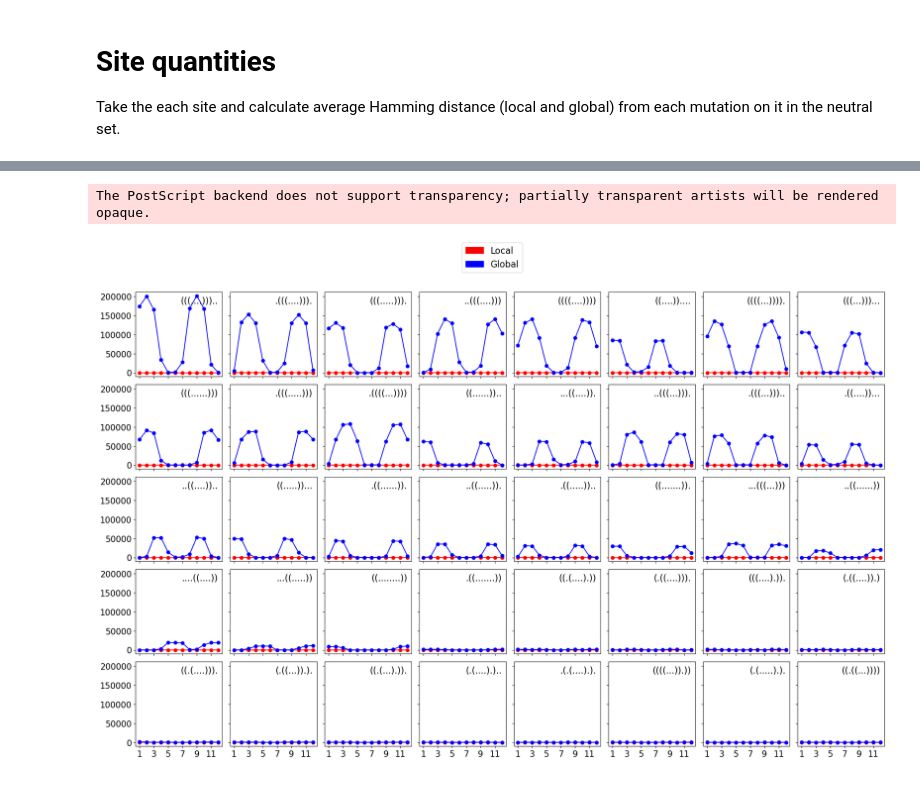
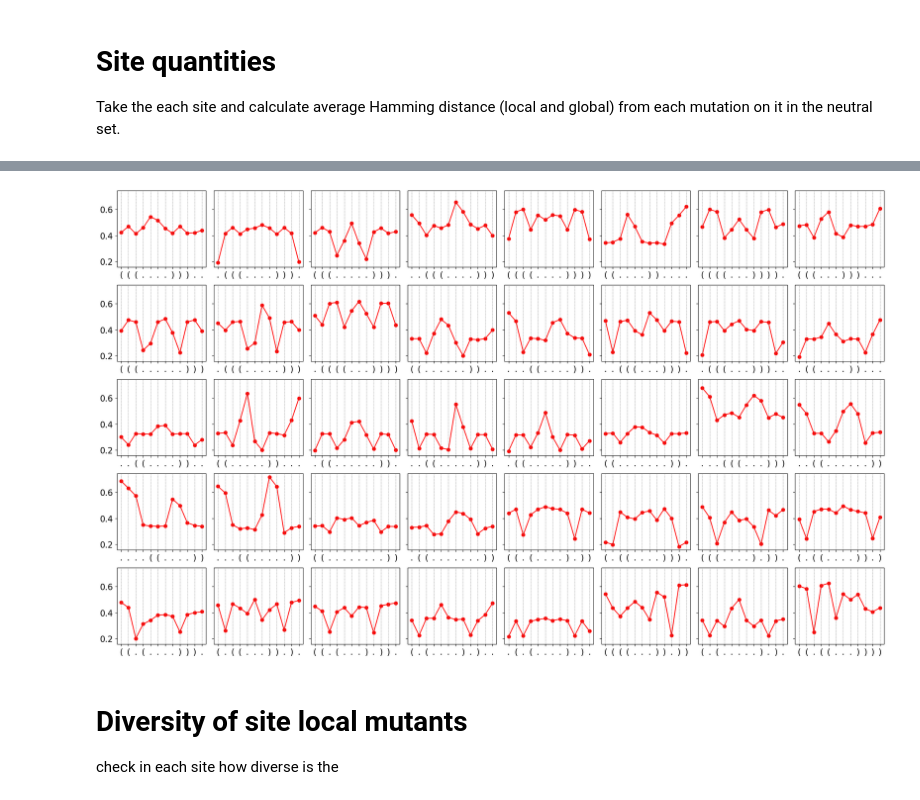
Before and after one commit to paulagrcg/phenodistance, a Jupyter notebook: plots/plotsnotebook.ipynb, the cells around one changed output, grey strips where cells are left out. Drawn from its saved outputs; the diff is of its cells as text; code cells hidden in the pictures.

Commit message:
new plots

```diff
--- a/plots/plotsnotebook.ipynb
+++ b/plots/plotsnotebook.ipynb
@@ -289,39 +281,39 @@ defaultdict(functools.partial(<class 'collections.defaultdict'>, <class 'float'>
 # %%
 from matplotlib import pyplot as plt
 import numpy as np
 import matplotlib.patches as mpatches
 
-fig, axs = plt.subplots(5, 8, figsize=(20, 12), sharex=True, sharey=True)  # 5 rows, 8 columns
-L=12
-sites_pos = np.arange(1, L+1, 1)
+fig, axs = plt.subplots(5, 8, figsize=(20, 12), sharey=True)  # 5 rows, 8 columns
+L = 12
+sites_pos = np.arange(1, L + 1, 1)
+
 for i, ax in enumerate(axs.flatten()):
     if i < len(hamming_local_site):
-        key = list(sort_neutralsets.keys())[i+1]
-        sites = [0]*L
+        key = list(sort_neutralsets.keys())[i + 1]
+        sites = [0] * L
 
-        for site,avgs in hamming_local_site[key].items():
-            sites[site] = avgs/edgeD[key][site]
+        for site, avgs in hamming_local_site[key].items():
+            sites[site] = avgs / edgeD[key][site]
         ax.plot(sites_pos, np.array(sites), '-o', color='red')
 
-        sites = [0]*L
+        # Add vertical dashed lines at each x position
+        for pos in sites_pos:
+            ax.axvline(x=pos, color='gray', linestyle='--', linewidth=0.5)
 
-        for site,avgs in hamming_global_site[key].items():
-            sites[site] = avgs
-        ax.plot(sites_pos, np.array(sites), '-o', color ='blue')
-
-
-        ax.text(0.95, 0.95, key, horizontalalignment='right', verticalalignment='top', transform=ax.transAxes, fontsize=16)
-        ax.set_xticks([1, 3, 5, 7, 9, 11])
+        #ax.text(0.95, 0.95, key, horizontalalignment='right', verticalalignment='top', transform=ax.transAxes, fontsize=16)
+        ax.set_xticks(sites_pos)  # Set x-ticks to the positions of the sites
+        ax.set_xticklabels([key[i] for i in range(L)])  # Label the x-ticks with the corresponding key sites
         ax.tick_params(axis='both', which='major', labelsize=15)  # Set tick label size
 
-
-blue_patch = mpatches.Patch(color='red', label='Local')
-red_patch = mpatches.Patch(color='blue', label='Global')
-fig.legend(handles=[blue_patch, red_patch], loc='upper center', bbox_to_anchor=(0.5, 1.1), fontsize=16)
+#red_patch = mpatches.Patch(color='red', label='Local')
+#fig.legend(handles=[red_patch], loc='upper center', bbox_to_anchor=(0.5, 1.1), fontsize=16)
 plt.tight_layout()
-plt.savefig("hamming.png", bbox_inches='tight')
-plt.savefig("hamming.eps", bbox_inches='tight')
+plt.savefig("hamming_site.png", bbox_inches='tight')
+plt.savefig("hamming_site.eps", bbox_inches='tight')
 plt.show()
 # %% [output]
-The PostScript backend does not support transparency; partially transparent artists will be rendered opaque.
-[figure, old version]
+[figure, new version]
+# %% [markdown]
+# Diversity of site local mutants
+
+check in each site how diverse is the
```
Also changed, not shown: parts of 4 cells of this notebook, 11 other files.
